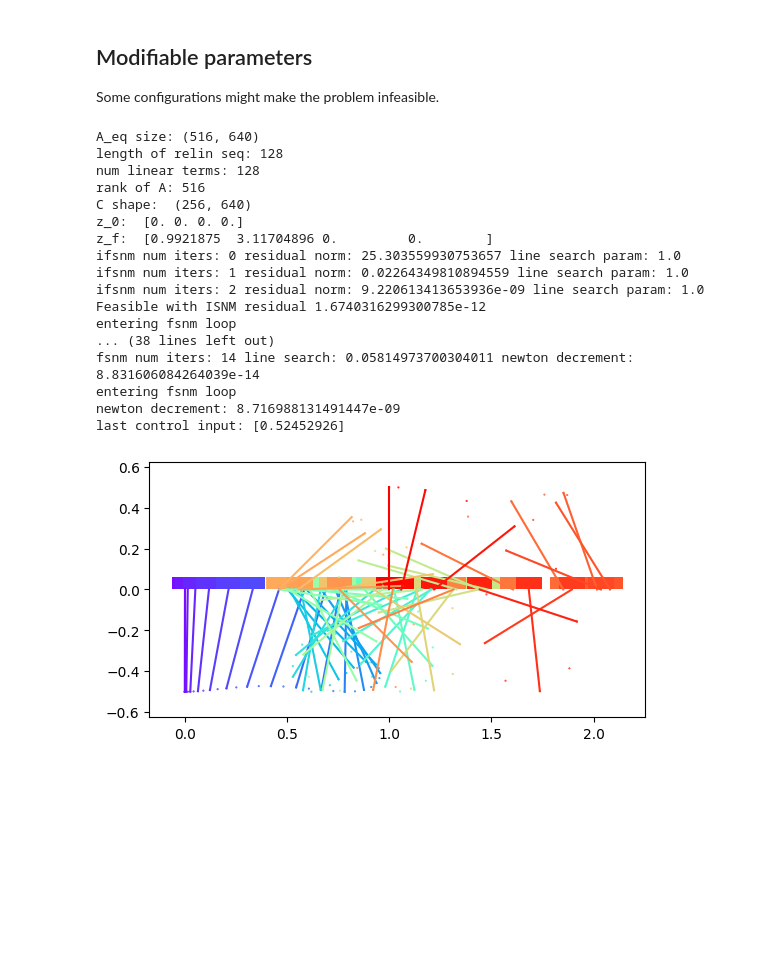
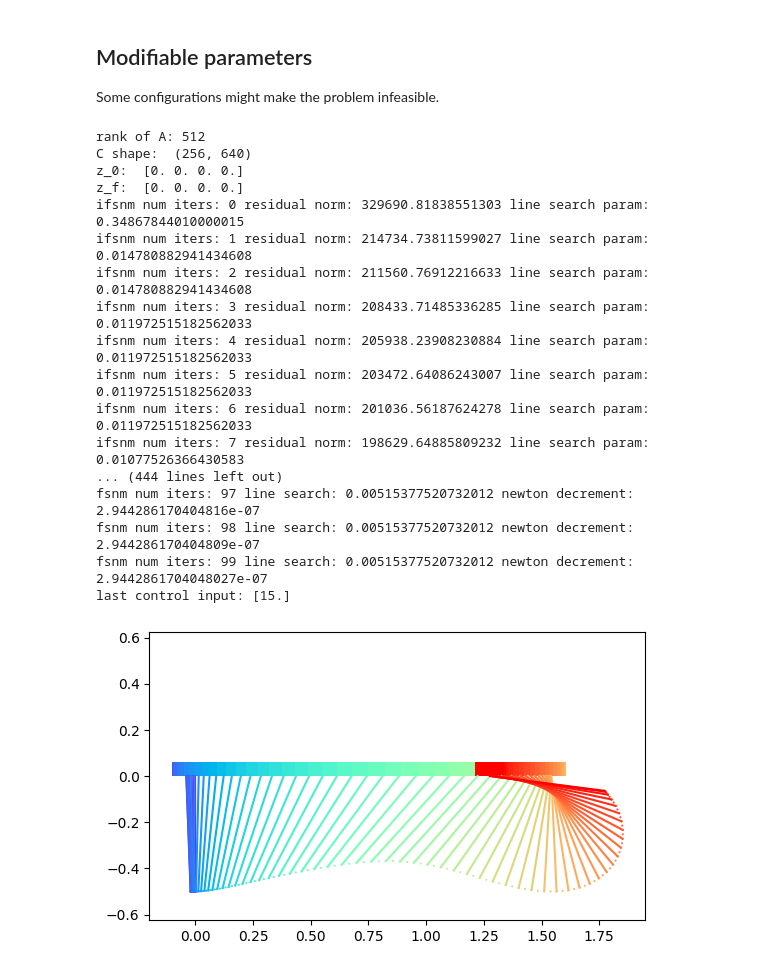
Before and after one commit to therealjtgill/traj_opt, a Jupyter notebook: cartpole_traj_opt.ipynb, the cells around one changed output. Saved outputs shown, nothing was run; the diff lists cells and outputs as text; code cells hidden in the pictures; blank space fills up the shorter version.

```diff
--- a/cartpole_traj_opt.ipynb
+++ b/cartpole_traj_opt.ipynb
@@ -667,7 +691,7 @@ Some configurations might make the problem infeasible.
 # Number of timesteps
 N = 128
 # Total amount of time
-T = 4.0
+T = 1.0
 
 u_min = -15.0
 u_max = 15.0
@@ -684,23 +708,31 @@ z_final = np.array([1.0, np.pi, 0.0, 0.0])
 # control_weighting = np.ones(N * dynamics.control_size)
 # control_weighting = np.ones((N + 1) * dynamics.control_size)
 # %%
-cartpole_trajectory_optimizer_with_class(N, T, dynamics, z_0, z_final)
+# ref_traj = []
+# for i in range(N):
+#    ref_traj.append(np.array([0.0, i * 3.0 / N, 0.0, 0.0]))
+# cartpole_trajectory_optimizer_with_class(N, T, dynamics, z_0, z_f=z_final, ref_trajectory=ref_traj)
+
+# ref_traj = [z_final,] * N
+# cartpole_trajectory_optimizer_with_class(N, T, dynamics, z_0, ref_trajectory=ref_traj)
+
+cartpole_trajectory_optimizer_with_class(N, T, dynamics, z_0, z_f=z_final, z_f_penalty=100000.0)
 # %% [output]
-A_eq size: (516, 640)
-length of relin seq: 128
-num linear terms: 128
-rank of A: 516
+rank of A: 512
 C shape:  (256, 640)
 z_0:  [0. 0. 0. 0.]
-z_f:  [0.9921875  3.11704896 0.         0.        ]
-ifsnm num iters: 0 residual norm: 25.303559930753657 line search param: 1.0
-ifsnm num iters: 1 residual norm: 0.02264349810894559 line search param: 1.0
-ifsnm num iters: 2 residual norm: 9.220613413653936e-09 line search param: 1.0
-Feasible with ISNM residual 1.6740316299300785e-12
-entering fsnm loop
-... (38 lines left out)
-fsnm num iters: 14 line search: 0.05814973700304011 newton decrement: 8.831606084264039e-14
-entering fsnm loop
-newton decrement: 8.716988131491447e-09
-last control input: [0.52452926]
+z_f:  [0. 0. 0. 0.]
+ifsnm num iters: 0 residual norm: 329690.81838551303 line search param: 0.34867844010000015
+ifsnm num iters: 1 residual norm: 214734.73811599027 line search param: 0.014780882941434608
+ifsnm num iters: 2 residual norm: 211560.76912216633 line search param: 0.014780882941434608
+ifsnm num iters: 3 residual norm: 208433.71485336285 line search param: 0.011972515182562033
+ifsnm num iters: 4 residual norm: 205938.23908230884 line search param: 0.011972515182562033
+ifsnm num iters: 5 residual norm: 203472.64086243007 line search param: 0.011972515182562033
+ifsnm num iters: 6 residual norm: 201036.56187624278 line search param: 0.011972515182562033
+ifsnm num iters: 7 residual norm: 198629.64885809232 line search param: 0.01077526366430583
+... (444 lines left out)
+fsnm num iters: 97 line search: 0.00515377520732012 newton decrement: 2.944286170404816e-07
+fsnm num iters: 98 line search: 0.00515377520732012 newton decrement: 2.944286170404809e-07
+fsnm num iters: 99 line search: 0.00515377520732012 newton decrement: 2.9442861704048027e-07
+last control input: [15.]
-[figure, old version]
+[figure, new version]
```
Also changed, not shown: parts of 2 cells of this notebook, 1 other file.
